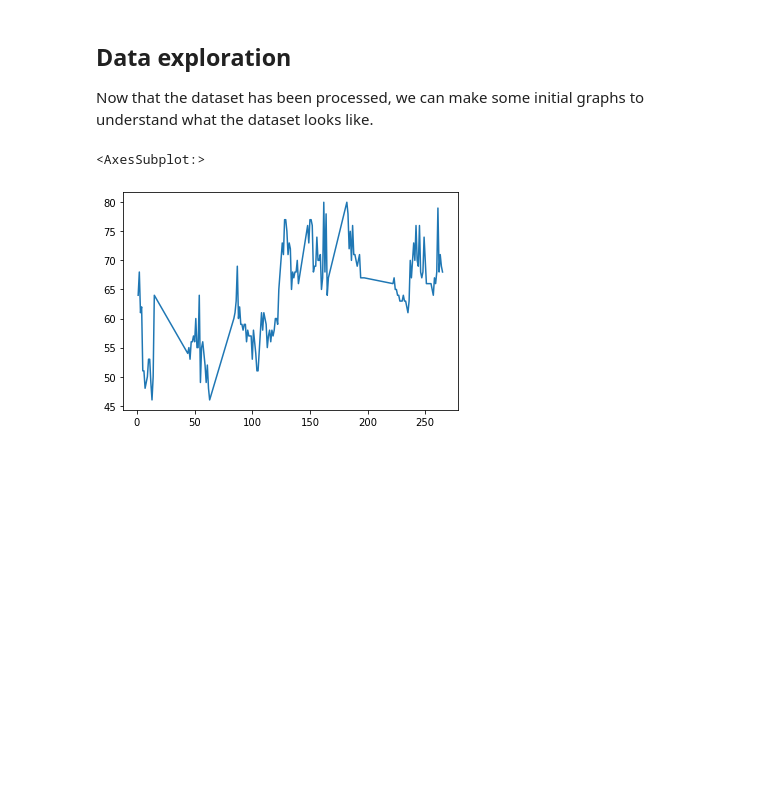
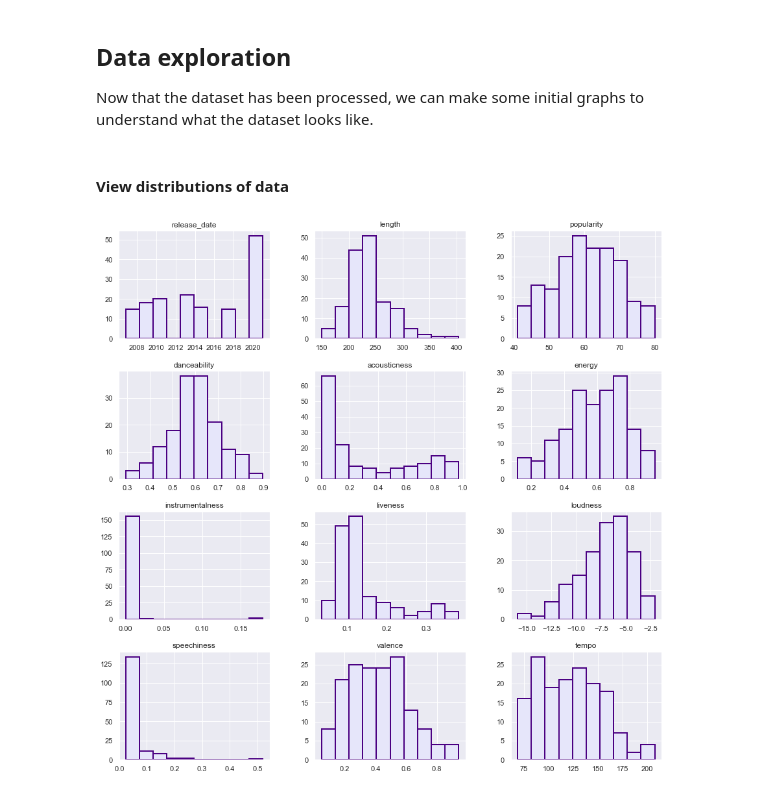
Before and after one commit to Wilb11/t-swift, a Jupyter notebook: taylor-swift-song-analysis.ipynb, the cells around one changed output. Drawn from its saved outputs; the diff is of its cells as text; code cells hidden in the pictures; blank space fills up the shorter version.

```diff
--- a/taylor-swift-song-analysis.ipynb
+++ b/taylor-swift-song-analysis.ipynb
@@ -80,7 +80,7 @@ You Need To Calm Down (Clean Bandit Remix)
 Name: album, dtype: int64
 # %%
 # filter the df for only the albums we want
-albums_to_keep = ["Taylor Swift", "Fearless (Taylor's Version)", "Speak Now (Deluxe Edition)","Red (Deluxe Edition)",
+albums_to_keep = ["Taylor Swift", "Fearless Platinum Edition", "Speak Now (Deluxe Edition)","Red (Deluxe Edition)",
                   "1989 (Deluxe Edition)", "reputation", "Lover", "folklore", "evermore (deluxe version)"]
 
 df = df[df['album'].isin(albums_to_keep)]
@@ -102,6 +102,6 @@ df
 # %%
 # strip the suffixes from the album names
-df['album'][df['album']=="Fearless (Taylor's Version)"] = 'Fearless'
+df['album'][df['album']=="Fearless Platinum Edition"] = 'Fearless'
 df['album'][df['album']=="Red (Deluxe Edition)"] = 'Red'
 df['album'][df['album']=="Speak Now (Deluxe Edition)"] = 'Speak Now'
 df['album'][df['album']=="evermore (deluxe version)"] = 'evermore'
@@ -154,5 +154,5 @@ Name: name, Length: 166, dtype: object
 # %%
 # drop the 2 unneeded columns
-df = df.drop(['artist', 'time_signature'], axis=1)
+df = df.drop(['artist', 'time_signature', 'danceability.1'], axis=1)
 df
 # %% [output]
@@ -214,4 +210,0 @@ df
-# %%
-# rename the misspelled column
-df = df.rename(columns={"danceability.1": "danceability"})
-df
@@ -233,8 +212,11 @@ df
 ## Data exploration
 
 Now that the dataset has been processed, we can make some initial graphs to understand what the dataset looks like.
+# %% [markdown]
+#### View distributions of data
 # %%
-# df.popularity.plot(kind='line')
+sns.set()
+df.hist(figsize=(15,15), color='lavender', edgecolor='indigo', linewidth=2)
+plt.show()
 # %% [output]
-<AxesSubplot:>
-[figure, old version]
+[figure, new version]
```
Also changed, not shown: parts of 18 cells of this notebook, 4 other files.
